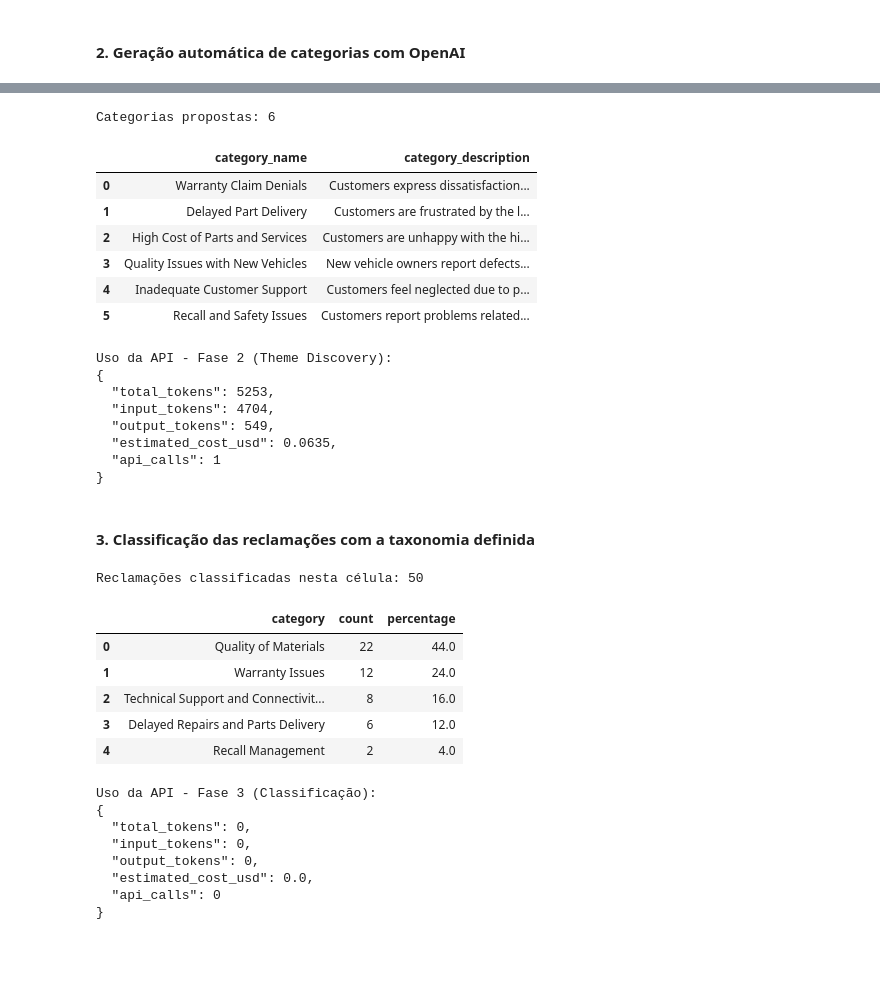
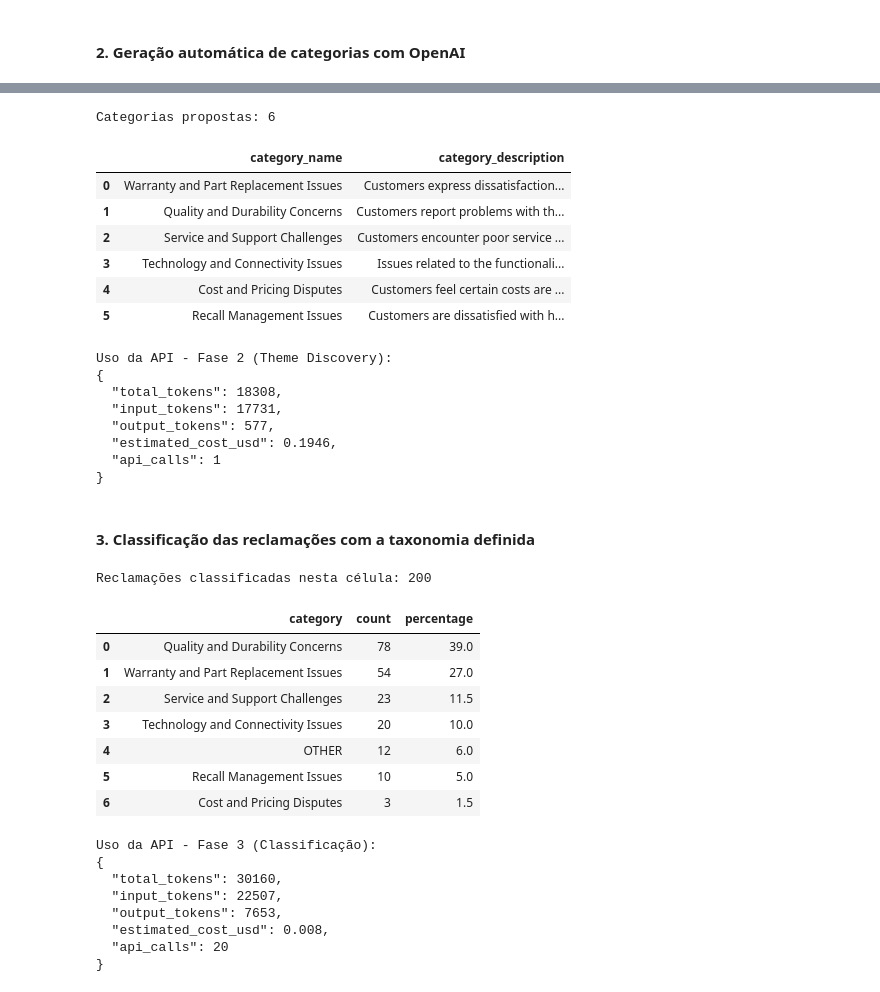
Before and after one commit to JoaoFavoreto/treinamento-api-llms, a Jupyter notebook: template_treinamento_llm.ipynb, the cells around one changed output, grey strips where cells are left out. Saved outputs shown, nothing was run; the diff lists cells and outputs as text; code cells hidden in the pictures; blank space fills up the shorter version.

```diff
--- a/template_treinamento_llm.ipynb
+++ b/template_treinamento_llm.ipynb
@@ -280,6 +280,17 @@ batch_job = client.batches.retrieve(batch_job.id)
 Arquivo de batch gerado em: C:\Mirow\Treinamento Python\APIs\Treinamento\batch_requests.ndjson
 Batch criado: batch_6903a98366ac81909ba4f920e0855841
 # %%
+from openai import OpenAI
+import os
+from dotenv import load_dotenv
+
+# Carrega as variáveis do arquivo .env
+load_dotenv()
+
+# Inicializa o cliente
+client = OpenAI(api_key=os.getenv("OPENAI_API_KEY"))
+
+# batch_id = "batch_6903a98366ac81909ba4f920e0855841"
 batch_id = "batch_6903a98366ac81909ba4f920e0855841"
 
 batch_obj = client.batches.retrieve(batch_id)
@@ -476,7 +419,7 @@ fallback_path = PROJECT_ROOT / "input" / "complaints_raw.json"
 # Extrair reclamações do ReclameAqui
 if SELENIUM_AVAILABLE:
     extractor = ReclameAquiAPIExtractor(config.RECLAME_AQUI_URL, delay=1.5)
-    complaints = extractor.scrape_all_complaints(max_pages=5)
+    complaints = extractor.scrape_all_complaints(max_pages=20)
 else:
     if fallback_path.exists():
         print(
@@ -566,9 +615,7 @@ if discovery.tracker:
 
 complaints = discovery.load_complaints(config.COMPLAINTS_FILE)
 sample = discovery.sample_complaints(complaints, config.SAMPLE_SIZE_FOR_DISCOVERY)
-taxonomy_payload = discovery.generate_taxonomy(
-    sample
-)
+taxonomy_payload = discovery.generate_taxonomy(sample)
 discovery.save_taxonomy(
     taxonomy_payload, config.PROPOSED_TAXONOMY_FILE
 )  # Salvar taxonomia proposta
@@ -597,18 +644,18 @@ if discovery.tracker:
 # %% [output]
 Categorias propostas: 6
 |  | category_name | category_description |
-| 0 | Warranty Claim Denials | Customers express dissatisfaction... |
-| 1 | Delayed Part Delivery | Customers are frustrated by the l... |
-| 2 | High Cost of Parts and Services | Customers are unhappy with the hi... |
-| 3 | Quality Issues with New Vehicles | New vehicle owners report defects... |
-| 4 | Inadequate Customer Support | Customers feel neglected due to p... |
-| 5 | Recall and Safety Issues | Customers report problems related... |
+| 0 | Warranty and Part Replacement Issues | Customers express dissatisfaction... |
+| 1 | Quality and Durability Concerns | Customers report problems with th... |
+| 2 | Service and Support Challenges | Customers encounter poor service ... |
+| 3 | Technology and Connectivity Issues | Issues related to the functionali... |
+| 4 | Cost and Pricing Disputes | Customers feel certain costs are ... |
+| 5 | Recall Management Issues | Customers are dissatisfied with h... |
 Uso da API - Fase 2 (Theme Discovery):
 {
-  "total_tokens": 5253,
-  "input_tokens": 4704,
-  "output_tokens": 549,
-  "estimated_cost_usd": 0.0635,
+  "total_tokens": 18308,
+  "input_tokens": 17731,
+  "output_tokens": 577,
+  "estimated_cost_usd": 0.1946,
   "api_calls": 1
 }
 # %% [markdown]
@@ -634,50 +681,54 @@ if classifier.tracker:
 
 taxonomy = classifier.load_taxonomy(str(taxonomy_path))
 complaints = classifier.load_complaints(config.COMPLAINTS_FILE)
-results = classifier.classify_all(complaints=complaints, taxonomy=taxonomy)
+results = classifier.classify_all(
+    complaints=complaints, taxonomy=taxonomy, use_batch=True
+)
 summary = classifier.generate_summary(results)
 
 output_payload = {
     "taxonomy_used": taxonomy,
     "classification_results": results,
     "summary": summary,
 }
 with open(config.CLASSIFICATION_RESULTS_FILE, "w", encoding="utf-8") as fp:
     json.dump(output_payload, fp, ensure_ascii=False, indent=2)
 
 print(f"Reclamações classificadas nesta célula: {len(results)}")
 display(pd.DataFrame(summary["category_distribution"]))
 
 if classifier.tracker:
     session_data = classifier.tracker.end_session()
     if session_data:
         print("\nUso da API - Fase 3 (Classificação):")
         print(
             json.dumps(
                 {
                     "total_tokens": session_data["total_tokens"],
                     "input_tokens": session_data["total_input_tokens"],
                     "output_tokens": session_data["total_output_tokens"],
                     "estimated_cost_usd": session_data["estimated_cost_usd"],
                     "api_calls": len(session_data["calls"]),
                 },
                 indent=2,
                 ensure_ascii=False,
             )
         )
 # %% [output]
-Reclamações classificadas nesta célula: 50
+Reclamações classificadas nesta célula: 200
 |  | category | count | percentage |
-| 0 | Quality of Materials | 22 | 44.0 |
-| 1 | Warranty Issues | 12 | 24.0 |
-| 2 | Technical Support and Connectivit... | 8 | 16.0 |
-| 3 | Delayed Repairs and Parts Delivery | 6 | 12.0 |
-| 4 | Recall Management | 2 | 4.0 |
+| 0 | Quality and Durability Concerns | 78 | 39.0 |
+| 1 | Warranty and Part Replacement Issues | 54 | 27.0 |
+| 2 | Service and Support Challenges | 23 | 11.5 |
+| 3 | Technology and Connectivity Issues | 20 | 10.0 |
+| 4 | OTHER | 12 | 6.0 |
+| 5 | Recall Management Issues | 10 | 5.0 |
+| 6 | Cost and Pricing Disputes | 3 | 1.5 |
 Uso da API - Fase 3 (Classificação):
 {
-  "total_tokens": 0,
-  "input_tokens": 0,
-  "output_tokens": 0,
-  "estimated_cost_usd": 0.0,
-  "api_calls": 0
+  "total_tokens": 30160,
+  "input_tokens": 22507,
+  "output_tokens": 7653,
+  "estimated_cost_usd": 0.008,
+  "api_calls": 20
 }
```
Also changed, not shown: parts of 8 cells of this notebook, 3 other files.
